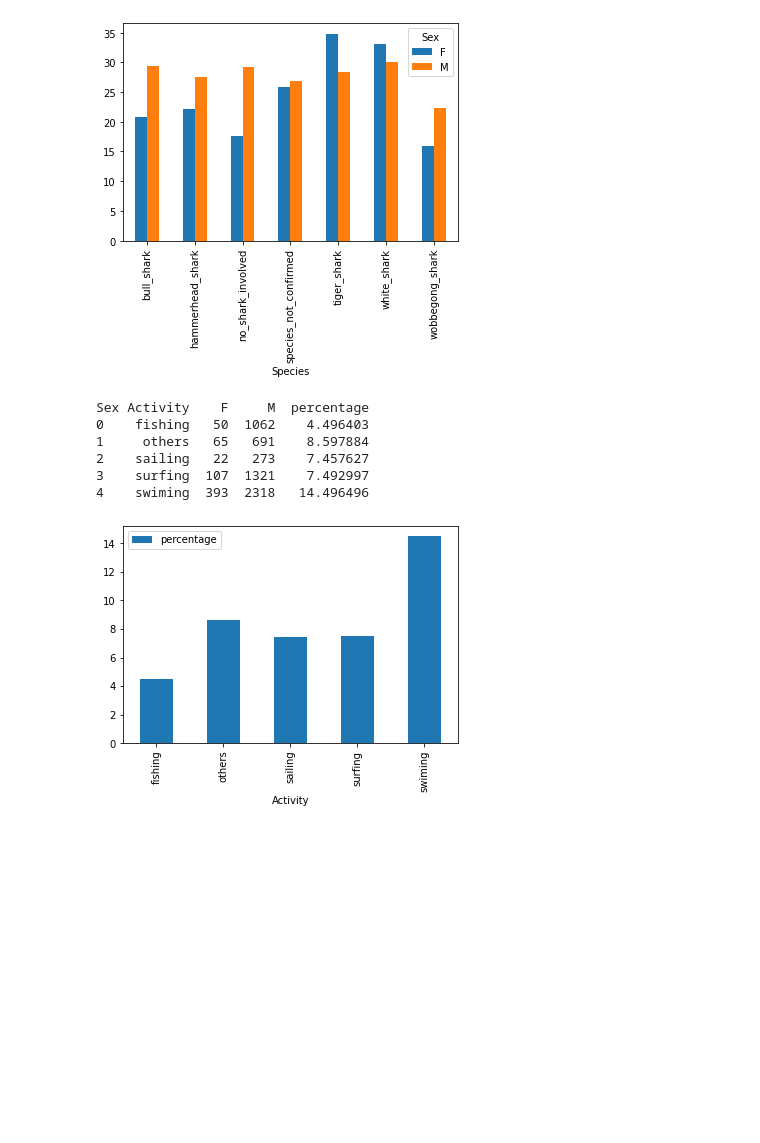
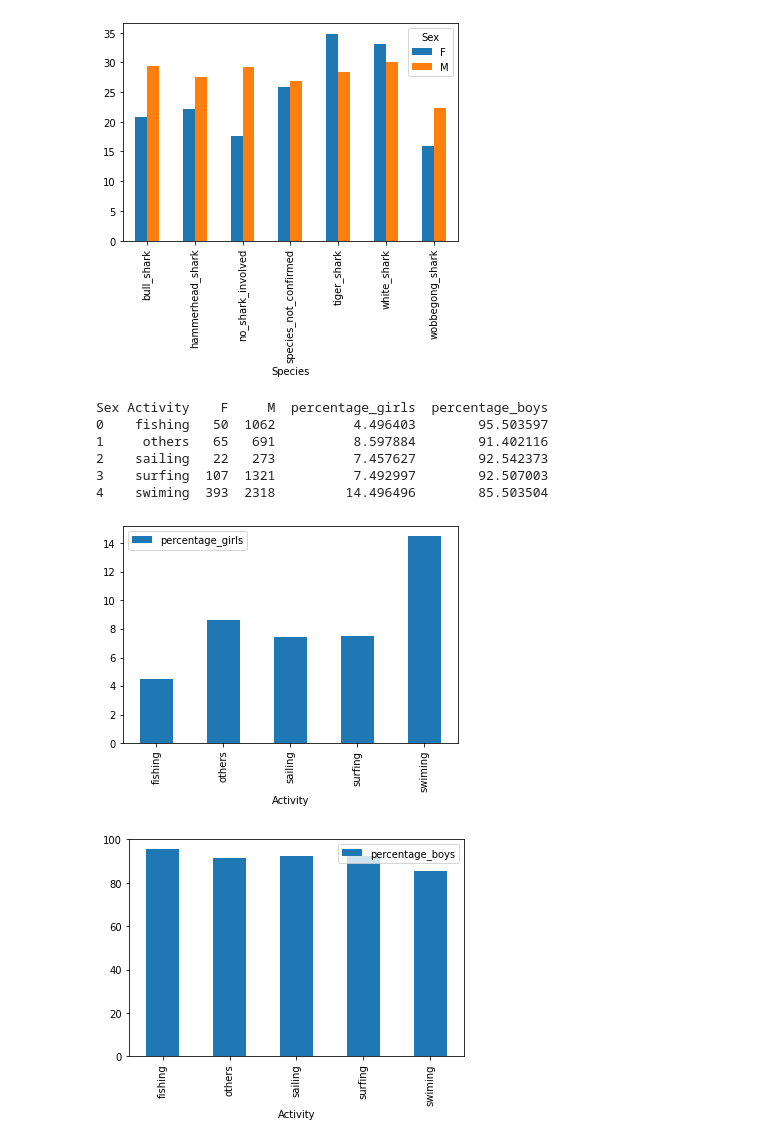
Before and after one commit to SergiColl5/Data-cleaning-shark-attack, a Jupyter notebook: explore.ipynb, the cells around one changed output. Saved outputs shown, nothing was run; the diff lists cells and outputs as text; code cells hidden in the pictures; blank space fills up the shorter version.

```diff
--- a/explore.ipynb
+++ b/explore.ipynb
@@ -127,17 +127,21 @@ species_age.figure.savefig('images/species_age.jpg')
 # %%
 #percentage of female attacks depending on the activity
 species_activity = attacks.groupby(['Activity','Sex'])['Sex'].count().unstack()
-species_activity['percentage']=species_activity['F']/(species_activity['F']+species_activity['M'])*100
+species_activity['percentage_girls']=species_activity['F']/(species_activity['F']+species_activity['M'])*100
+species_activity['percentage_boys']=species_activity['M']/(species_activity['F']+species_activity['M'])*100
 species_activity.reset_index(inplace=True)
 
 print(species_activity)
-fig1 = species_activity.plot(kind='bar',x='Activity', y='percentage')
-fig1.figure.savefig('images/activity_sex.jpg')
+fig1 = species_activity.plot(kind='bar',x='Activity', y='percentage_girls')
+fig1.figure.savefig('images/activity_female.jpg')
+fig2= species_activity.plot(kind='bar',x='Activity', y='percentage_boys')
+fig2.figure.savefig('images/activity_boys')
 # %% [output]
-Sex Activity    F     M  percentage
-0    fishing   50  1062    4.496403
-1     others   65   691    8.597884
-2    sailing   22   273    7.457627
-3    surfing  107  1321    7.492997
-4    swiming  393  2318   14.496496
+Sex Activity    F     M  percentage_girls  percentage_boys
+0    fishing   50  1062          4.496403        95.503597
+1     others   65   691          8.597884        91.402116
+2    sailing   22   273          7.457627        92.542373
+3    surfing  107  1321          7.492997        92.507003
+4    swiming  393  2318         14.496496        85.503504
-[figure, old version]
+[figure, new version]
+[figure, added]
```
Also changed, not shown: 3 other files.
